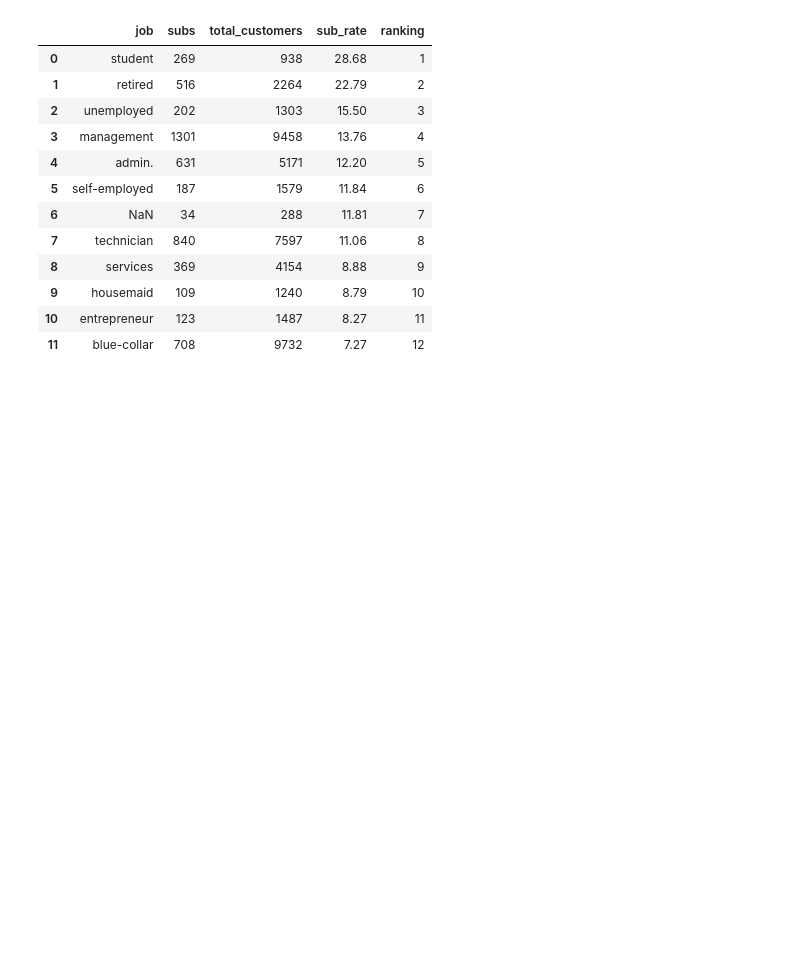
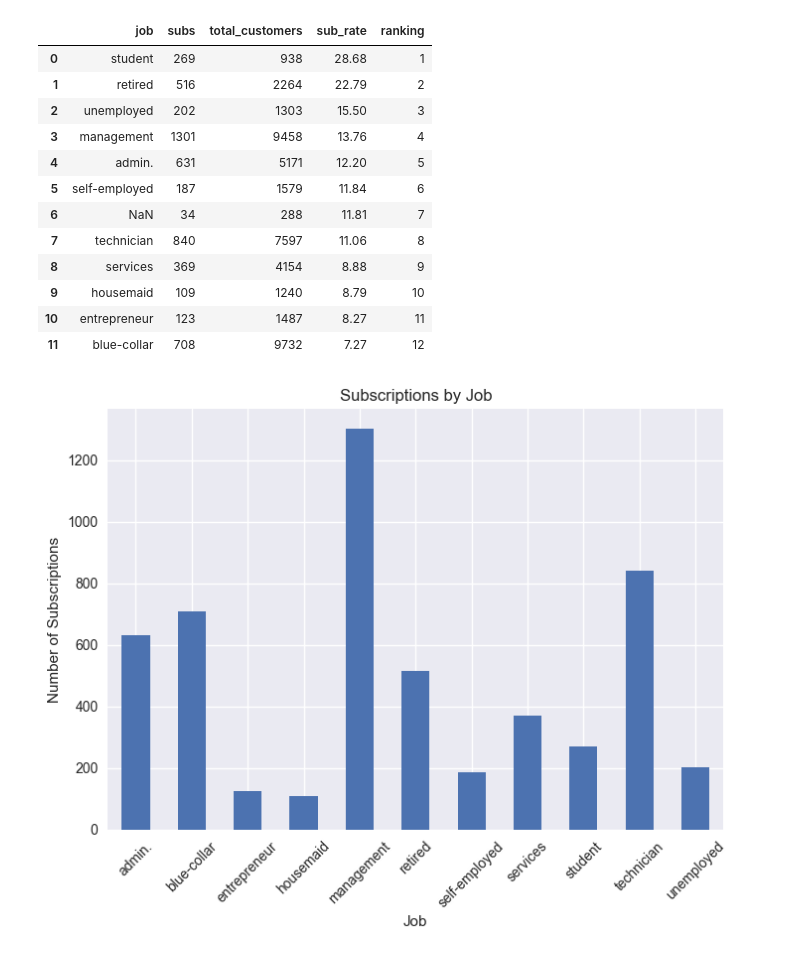
Before and after one commit to mjsr84/bank_marketing_analysis, a Jupyter notebook: notebooks/bank_marketing_analysis.ipynb, the cells around one changed output. Cells and saved outputs as stored; diff of their text form; code cells hidden in the pictures; blank space fills up the shorter version.

```diff
--- a/notebooks/bank_marketing_analysis.ipynb
+++ b/notebooks/bank_marketing_analysis.ipynb
@@ -22,6 +22,8 @@ import pandas as pd
 import numpy as np
 import sqlite3
 from sqlalchemy import create_engine
+import seaborn as sns
+import matplotlib.pyplot as plt
 
 project_root = Path.cwd().parent
 sys.path.append(str(project_root / "scripts"))
@@ -29,3 +31,6 @@ sys.path.append(str(project_root / "scripts"))
 %load_ext sql
 %config SqlMagic.style = '_DEPRECATED_DEFAULT'
 %config SqlMagic.autopandas = True
+
+%matplotlib inline
+plt.style.use('seaborn-v0_8')
@@ -292,3 +283,16 @@ Done.
 | 9 | housemaid | 109 | 1240 | 8.79 | 10 |
 | 10 | entrepreneur | 123 | 1487 | 8.27 | 11 |
 | 11 | blue-collar | 708 | 9732 | 7.27 | 12 |
+# %%
+job_subs = df.groupby('job')['y'].value_counts().unstack()
+
+job_subs['yes'].plot(kind='bar')
+
+plt.title('Subscriptions by Job')
+plt.xlabel('Job')
+plt.ylabel('Number of Subscriptions')
+plt.xticks(rotation=45)
+
+plt.show()
+# %% [output]
+[figure, added]
```
Also changed, not shown: parts of 4 cells of this notebook.
